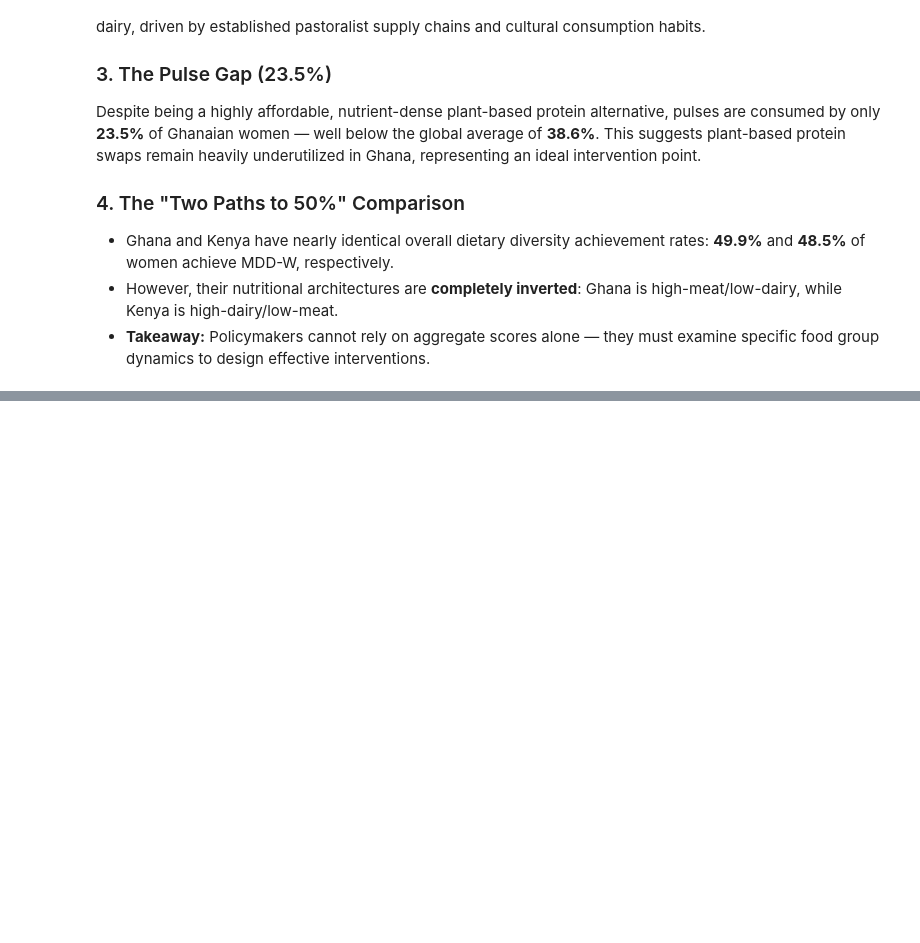
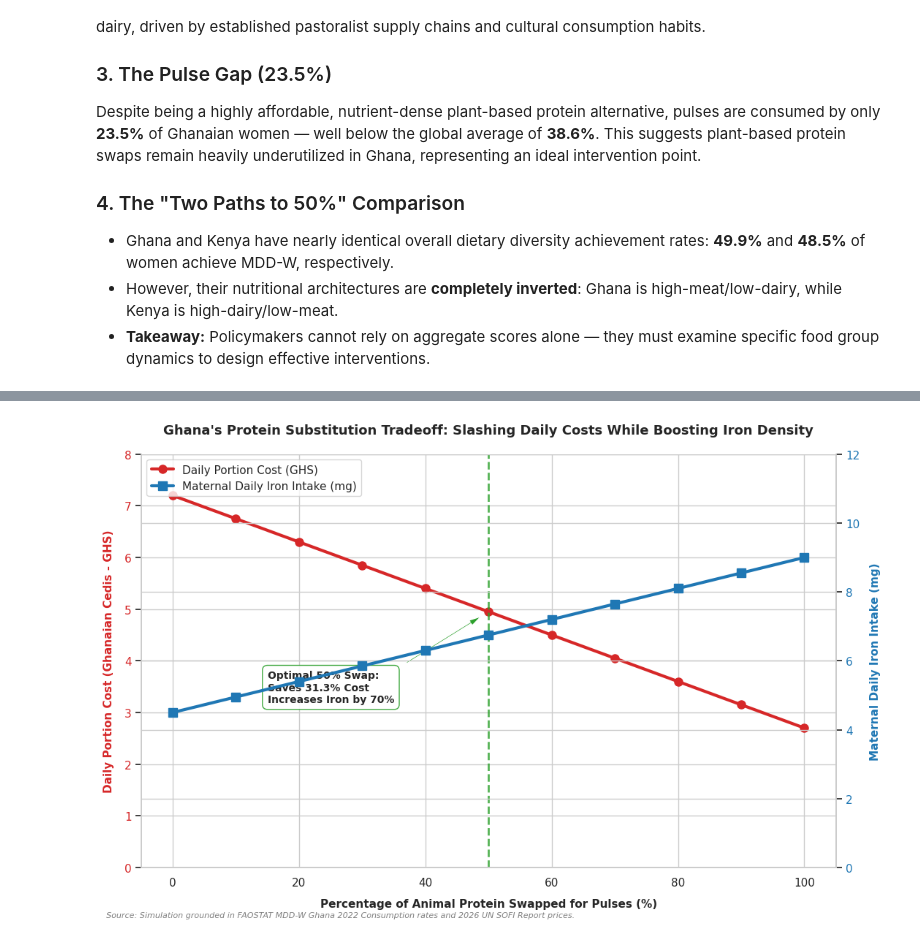
Before and after one commit to Nowshin1077/Women_in_Data_Datathon_Project_2026, a Jupyter notebook: Notebooks/Lucy_EDA/LUCY_FAOSTAT_EDA_MDD_W.ipynb, the cells around one changed output, grey strips where cells are left out. Drawn from its saved outputs; the diff is of its cells as text; code cells hidden in the pictures; blank space fills up the shorter version.

```diff
--- a/Notebooks/Lucy_EDA/LUCY_FAOSTAT_EDA_MDD_W.ipynb
+++ b/Notebooks/Lucy_EDA/LUCY_FAOSTAT_EDA_MDD_W.ipynb
@@ -409,0 +560,96 @@ Despite being a highly affordable, nutrient-dense plant-based protein alternativ
+# %%
+# ==============================================================================
+# COLAB SCRIPT: Ghana Maternal Protein-Swap Tradeoff Simulation & Chart
+# ==============================================================================
+import os
+import pandas as pd
+import numpy as np
+import matplotlib.pyplot as plt
+import seaborn as sns
+
+# Set publication quality styling
+sns.set_theme(style='whitegrid', palette='colorblind', font='DejaVu Sans')
+
+# 1. DEFINE NUTRIENT PARAMETERS (Standard West African Food Composition)
+# Meat/Fish: 20% protein, 1.2% fat, 1.2 kcal/g, 2.0mg/100g Iron, 2.5mg/100g Zinc
+# Pulses (Cowpeas): 22% protein, 1.5% fat, 3.4 kcal/g, 6.0mg/100g Iron, 3.5mg/100g Zinc
+# Prices (GHS per 100g): Animal = 4.50 GHS, Plant = 1.50 GHS
+
+scenarios = []
+baseline_animal = 150.0  # grams
+baseline_plant = 30.0    # grams
+
+for swap_pct in range(0, 101, 10):
+    swap_fraction = swap_pct / 100.0
+    swapped_g = baseline_animal * swap_fraction
+
+    current_animal = baseline_animal - swapped_g
+    current_plant = baseline_plant + swapped_g
+
+    # Calculate Nutrients
+    protein = (current_animal * 0.20) + (current_plant * 0.22)
+    calories = (current_animal * 1.20) + (current_plant * 3.40)
+    iron = (current_animal * 0.02) + (current_plant * 0.05)
+    zinc = (current_animal * 0.025) + (current_plant * 0.04)
+
+    # Calculate Economics
+    cost = (current_animal * 0.045) + (current_plant * 0.015)
+    savings = 7.20 - cost
+
+    scenarios.append({
+        'Swap_Pct': swap_pct,
+        'Animal_g': current_animal,
+        'Plant_g': current_plant,
+        'Protein_g': round(protein, 1),
+        'Energy_kcal': round(calories, 1),
+        'Iron_mg': round(iron, 2),
+        'Zinc_mg': round(zinc, 3),
+        'Daily_Cost_GHS': round(cost, 2),
+        'Savings_GHS': round(savings, 2)
+    })
+
+df_sim = pd.DataFrame(scenarios)
+
+# Save the dataset locally
+df_sim.to_csv('ghana-protein-swap-scenarios.csv', index=False)
+print("Saved ghana-protein-swap-scenarios.csv successfully!")
+
+# 2. GENERATE DUAL-AXIS TRADEOFF CHART
+fig, ax1 = plt.subplots(figsize=(11, 7))
+ax2 = ax1.twinx()
+
+# Plot line 1: Portion Cost (Axis 1 - Left)
+line1 = ax1.plot(df_sim['Swap_Pct'], df_sim['Daily_Cost_GHS'],
+                 color='#D62728', marker='o', linewidth=3, markersize=8, label='Daily Portion Cost (GHS)')
+ax1.set_xlabel('Percentage of Animal Protein Swapped for Pulses (%)', fontsize=11, fontweight='bold', labelpad=10)
+ax1.set_ylabel('Daily Portion Cost (Ghanaian Cedis - GHS)', color='#D62728', fontsize=11, fontweight='bold', labelpad=10)
+ax1.tick_params(axis='y', labelcolor='#D62728')
+ax1.set_ylim(0, 8.0)
+
+# Plot line 2: Total Daily Iron Intake (Axis 2 - Right)
+line2 = ax2.plot(df_sim['Swap_Pct'], df_sim['Iron_mg'],
+                 color='#1F77B4', marker='s', linewidth=3, markersize=8, label='Maternal Daily Iron Intake (mg)')
+ax2.set_ylabel('Maternal Daily Iron Intake (mg)', color='#1F77B4', fontsize=11, fontweight='bold', labelpad=10)
+ax2.tick_params(axis='y', labelcolor='#1F77B4')
+ax2.set_ylim(0, 12.0)
+
+# Highlight the Optimal 50% Swap
+ax1.axvline(x=50, color='#2CA02C', linestyle='--', alpha=0.8, linewidth=2)
+ax1.annotate('Optimal 50% Swap:\nSaves 31.3% Cost\nIncreases Iron by 70%',
+             xy=(50, 4.95), xytext=(15, 3.2),
+             arrowprops=dict(facecolor='#2CA02C', shrink=0.08, width=1.5, headwidth=6),
+             fontsize=10, fontweight='bold', bbox=dict(boxstyle="round,pad=0.5", fc="white", ec="#2CA02C", alpha=0.9))
+
+# Titles and Layout formatting
+plt.title("Ghana's Protein Substitution Tradeoff: Slashing Daily Costs While Boosting Iron Density",
+          fontsize=13, fontweight='bold', pad=20)
+sns.despine(right=False)
+lines = line1 + line2
+labels = [l.get_label() for l in lines]
+ax1.legend(lines, labels, loc='upper left', frameon=True)
+
+plt.figtext(0.02, 0.01, 'Source: Simulation grounded in FAOSTAT MDD-W Ghana 2022 Consumption rates and 2026 UN SOFI Report prices.',
+            fontsize=8, color='gray', style='italic')
+plt.tight_layout()
+plt.show()
+# %% [output]
@@ -409,0 +657 @@ Despite being a highly affordable, nutrient-dense plant-based protein alternativ
+[figure, added]
```
Also changed, not shown: parts of 9 cells of this notebook.
